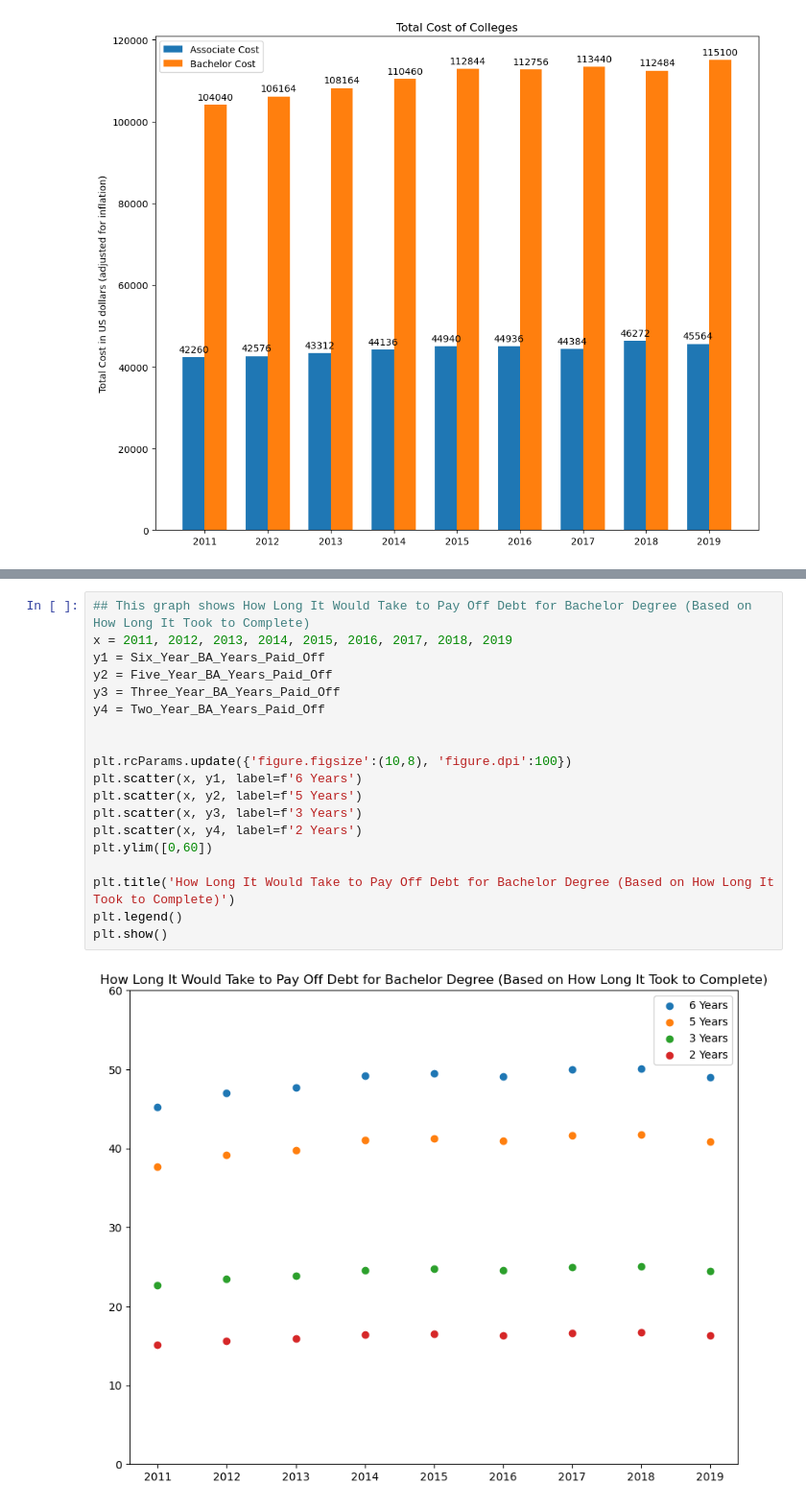
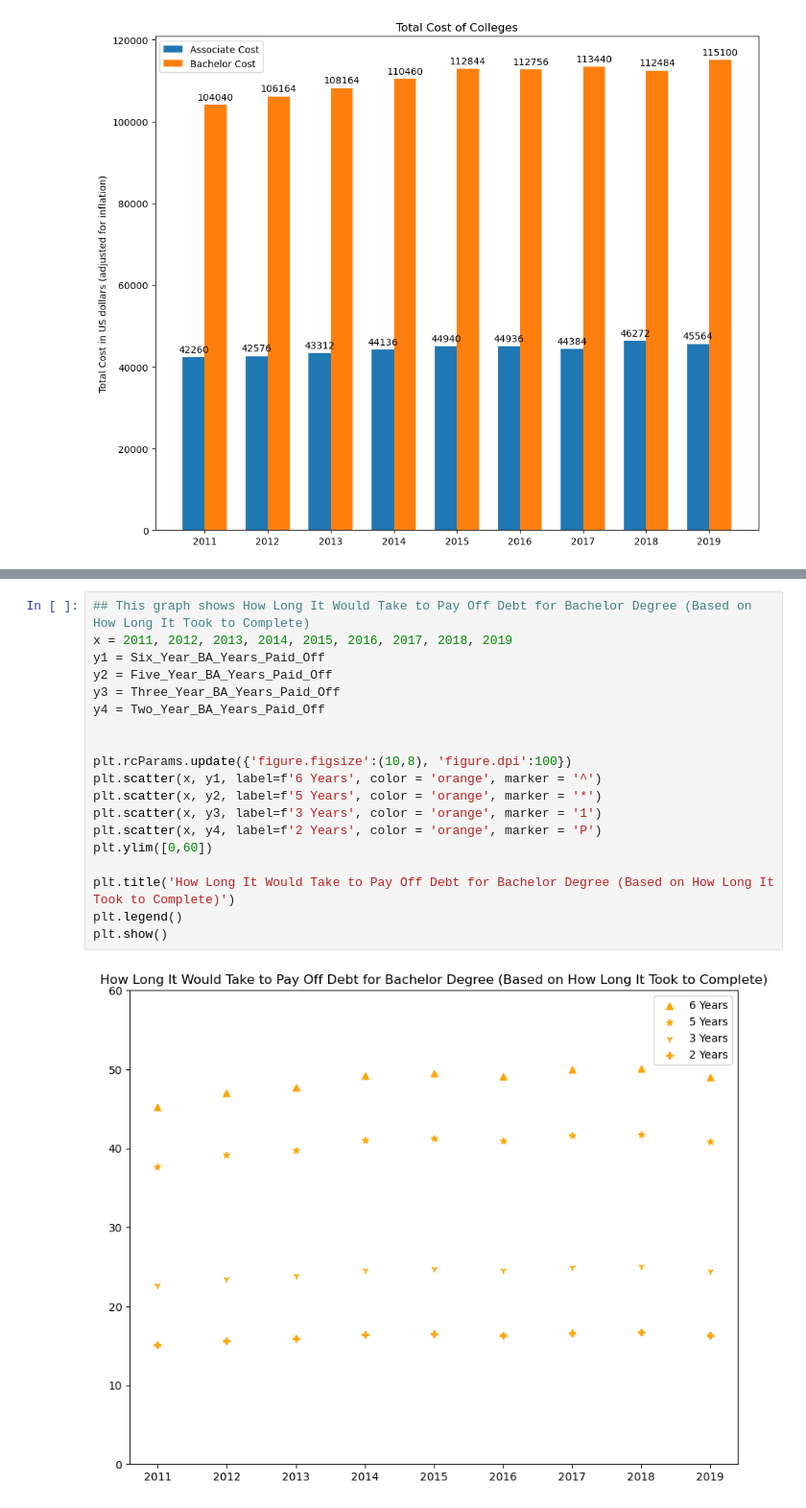
Before and after one commit to SierraAndrews01/Monetary-Value-of-College, a Jupyter notebook: Files/Monetary Value of College.ipynb, the cells around one changed output, grey strips where cells are left out. Shown at 96% size. Drawn from its saved outputs; the diff is of its cells as text.

```diff
--- a/Files/Monetary Value of College.ipynb
+++ b/Files/Monetary Value of College.ipynb
@@ -210,24 +218,24 @@ plt.show()
 # %%
 ## This graph shows How Long It Would Take to Pay Off Debt for Bachelor Degree (Based on How Long It Took to Complete)
 x = 2011, 2012, 2013, 2014, 2015, 2016, 2017, 2018, 2019
 y1 = Six_Year_BA_Years_Paid_Off
 y2 = Five_Year_BA_Years_Paid_Off
 y3 = Three_Year_BA_Years_Paid_Off
 y4 = Two_Year_BA_Years_Paid_Off
 
 
 plt.rcParams.update({'figure.figsize':(10,8), 'figure.dpi':100})
-plt.scatter(x, y1, label=f'6 Years')
-plt.scatter(x, y2, label=f'5 Years')
-plt.scatter(x, y3, label=f'3 Years')
-plt.scatter(x, y4, label=f'2 Years')
+plt.scatter(x, y1, label=f'6 Years', color = 'orange', marker = '^')
+plt.scatter(x, y2, label=f'5 Years', color = 'orange', marker = '*')
+plt.scatter(x, y3, label=f'3 Years', color = 'orange', marker = '1')
+plt.scatter(x, y4, label=f'2 Years', color = 'orange', marker = 'P')
 plt.ylim([0,60])
 
 plt.title('How Long It Would Take to Pay Off Debt for Bachelor Degree (Based on How Long It Took to Complete)')
 plt.legend()
 plt.show()
 # %% [output]
-[figure, old version]
+[figure, new version]
 # %%
 ## This graph shows How Long It Would Take to Pay Off Debt for Bachelor Degree (Based on How Long It Took to Complete)
 x = 2011, 2012, 2013, 2014, 2015, 2016, 2017, 2018, 2019
```
Also changed, not shown: parts of 8 cells of this notebook.
